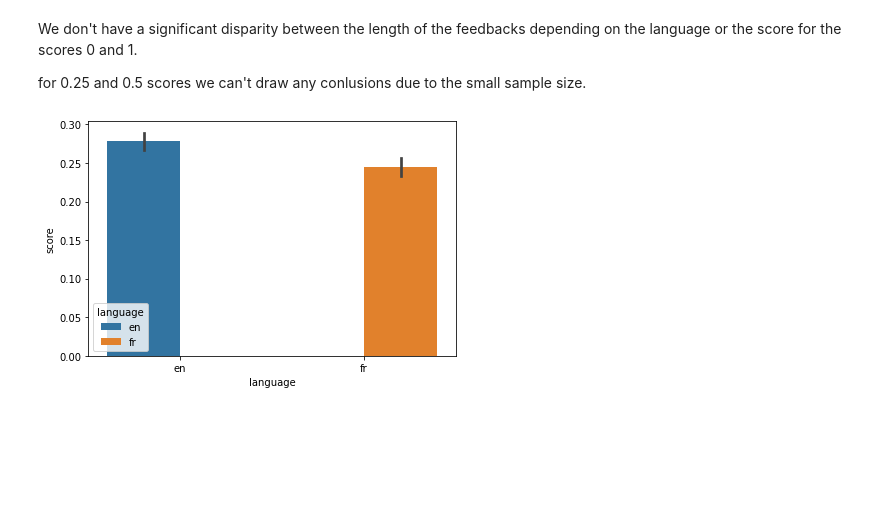
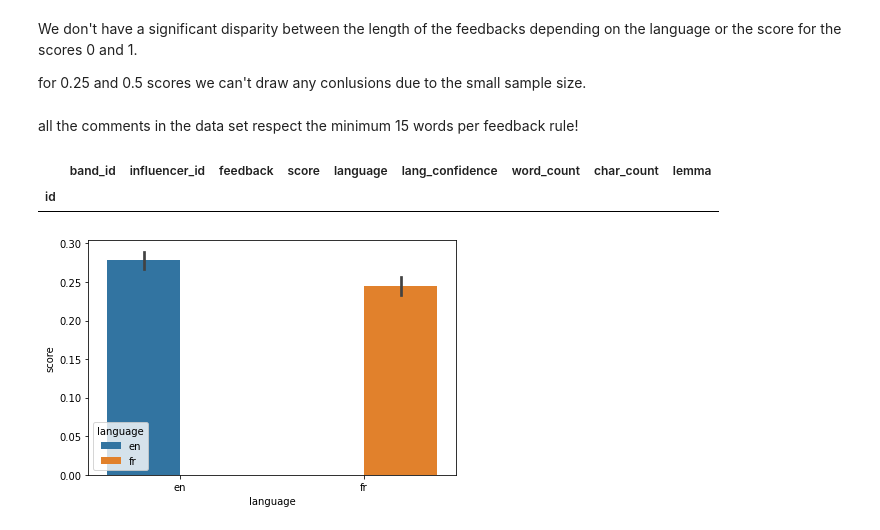
Before and after one commit to Boudokh/Groover, a Jupyter notebook: mohamed_test.ipynb, the cells around one changed output. Saved outputs shown, nothing was run; the diff lists cells and outputs as text; code cells hidden in the pictures; blank space fills up the shorter version.

```diff
--- a/mohamed_test.ipynb
+++ b/mohamed_test.ipynb
@@ -277,6 +277,13 @@ g.set(ylim=(0, 200))
 We don't have a significant disparity between the length of the feedbacks depending on the language or the score for the scores 0 and 1.
 
 for 0.25 and 0.5 scores we can't draw any conlusions due to the small sample size.
+# %% [markdown]
+all the comments in the data set respect the minimum 15 words per feedback rule!
+# %%
+reviews_df[reviews_df.word_count < 15]
+# %% [output]
+|  | band_id | influencer_id | feedback | score | language | lang_confidence | word_count | char_count | lemma |
+| id |  |  |  |  |  |  |  |  |  |
 # %%
 fig, axs = plt.subplots(sharey=True, tight_layout=True, figsize=(6, 4))
 g = sns.barplot(y="score", x="language",
```
